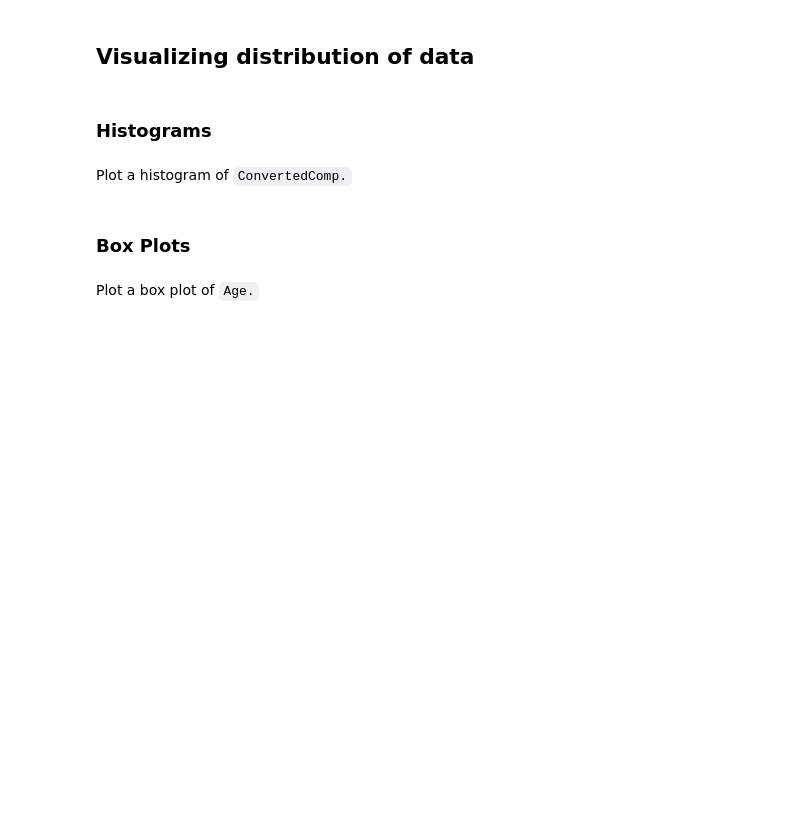
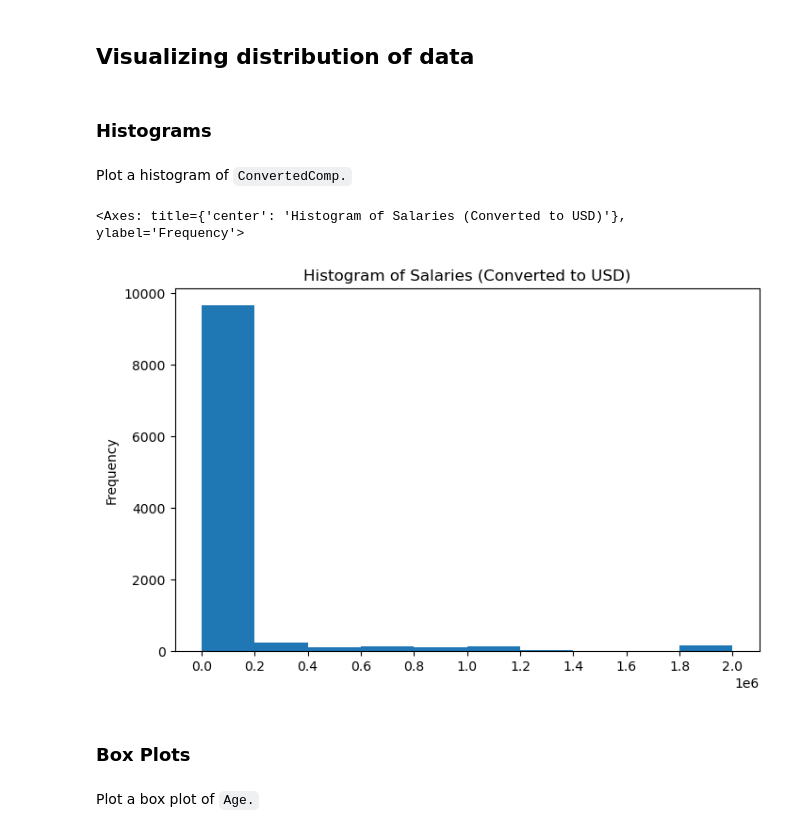
Before and after one commit to bradleyholt/IBM_Data_Analytics, a Jupyter notebook: Capstone_Project/Data Visualization/M4DataVisualization-lab.ipynb, the cells around one changed output. Drawn from its saved outputs; the diff is of its cells as text; code cells hidden in the pictures; blank space fills up the shorter version.

```diff
--- a/Capstone_Project/Data Visualization/M4DataVisualization-lab.ipynb
+++ b/Capstone_Project/Data Visualization/M4DataVisualization-lab.ipynb
@@ -162,3 +163,19 @@ Plot a histogram of `ConvertedComp.`
+# %%
+# Set SQL query
+QUERY = """
+SELECT ConvertedComp
+FROM master
+"""
+df = pd.read_sql_query(QUERY, conn)
+
+# Histogram of Salaries
+count, bin_edges = np.histogram(df['ConvertedComp'], range=(0, 2000000))
+
+df['ConvertedComp'].plot(kind='hist', figsize=(8,5), xticks=bin_edges,
+                         title='Histogram of Salaries (Converted to USD)')
+# %% [output]
+<Axes: title={'center': 'Histogram of Salaries (Converted to USD)'}, ylabel='Frequency'>
+[figure, added]
 # %% [markdown]
 ### Box Plots
 # %% [markdown]
```
Also changed, not shown: parts of 9 cells of this notebook, 1 other file.
